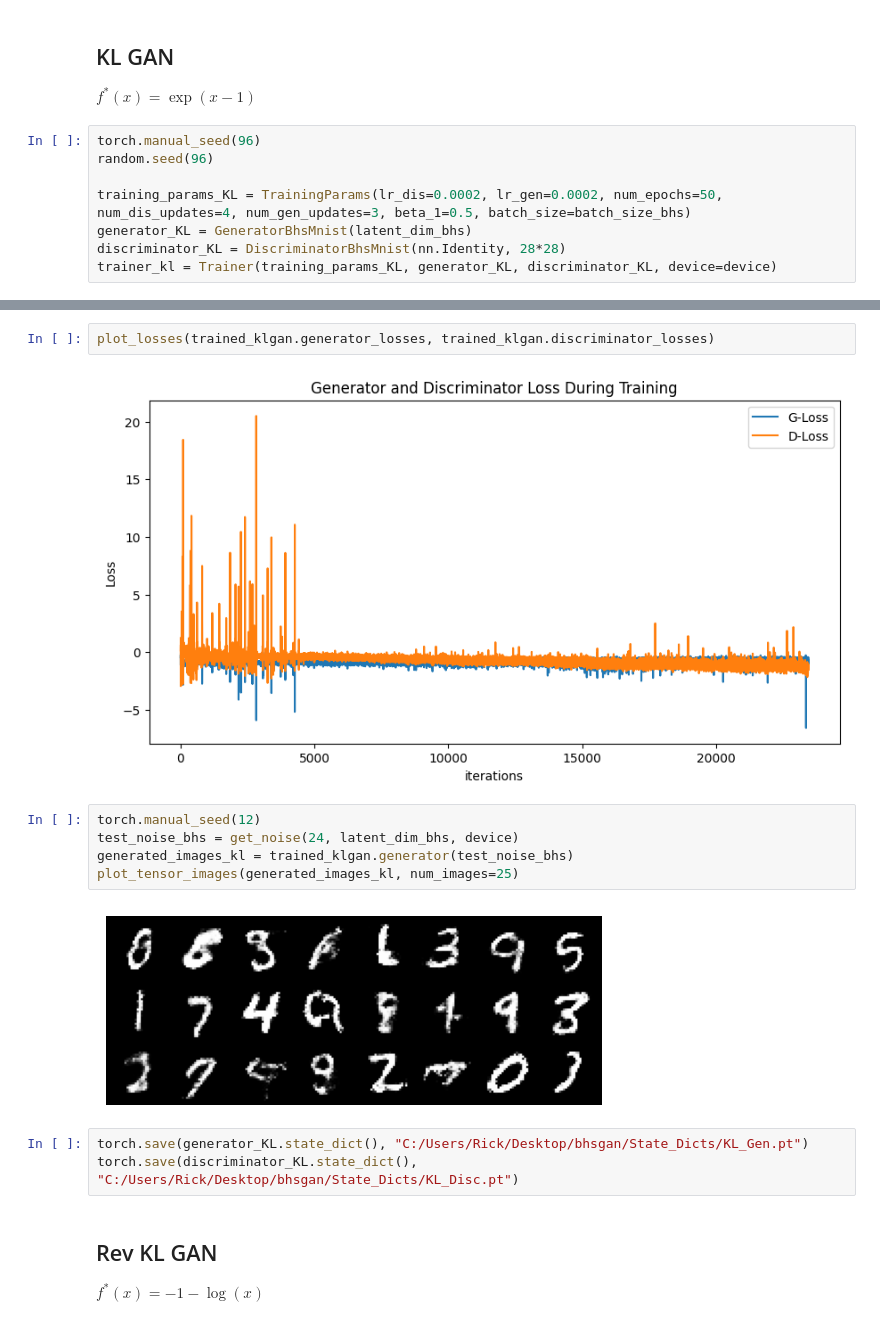
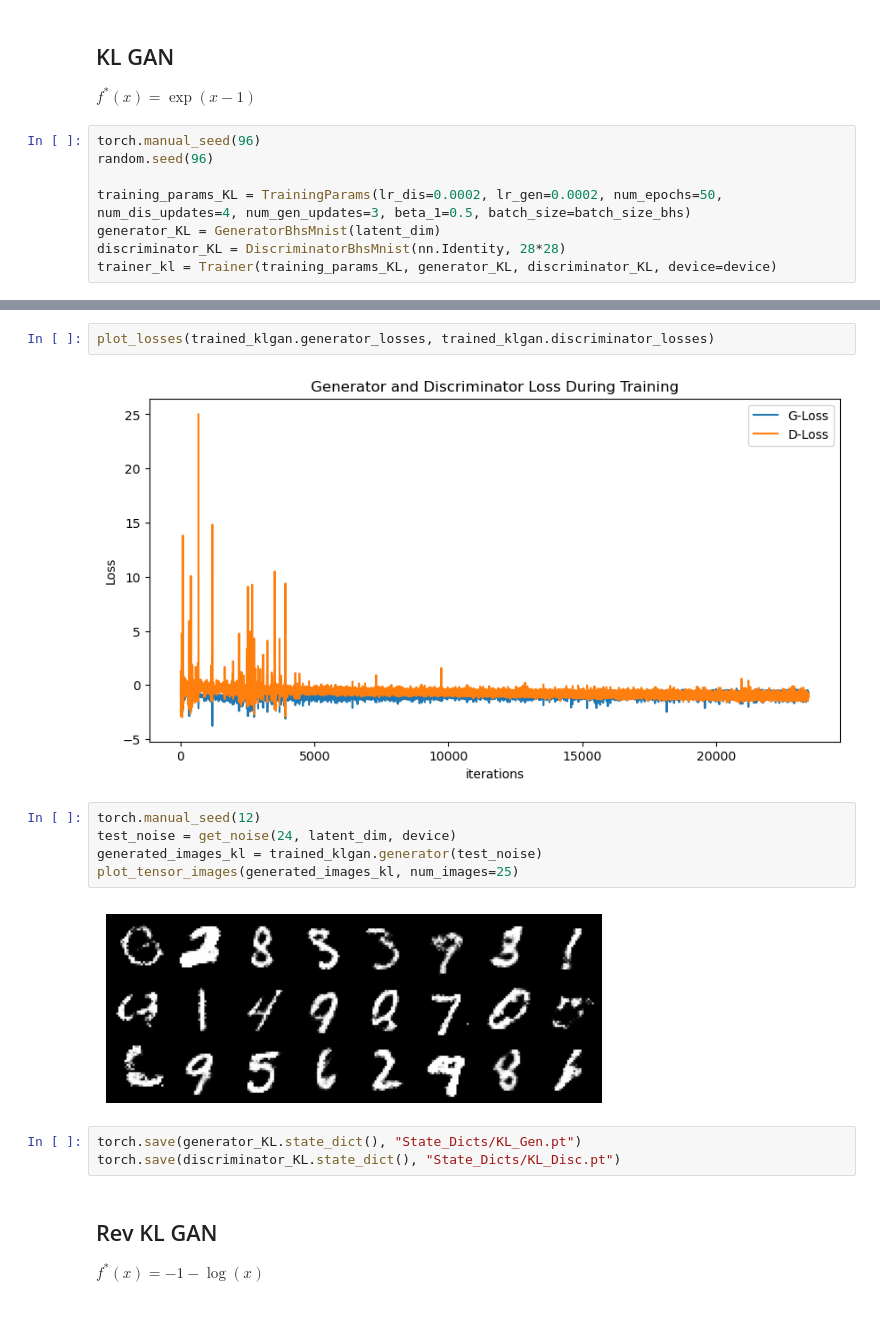
Before and after one commit to AlexF1994/bhsgan, a Jupyter notebook: mnist.ipynb, the cells around one changed output, grey strips where cells are left out. Drawn from its saved outputs; the diff is of its cells as text.

```diff
--- a/mnist.ipynb
+++ b/mnist.ipynb
@@ -180,7 +176,7 @@ torch.manual_seed(96)
 random.seed(96)
 
 training_params_KL = TrainingParams(lr_dis=0.0002, lr_gen=0.0002, num_epochs=50, num_dis_updates=4, num_gen_updates=3, beta_1=0.5, batch_size=batch_size_bhs)
-generator_KL = GeneratorBhsMnist(latent_dim_bhs)
+generator_KL = GeneratorBhsMnist(latent_dim)
 discriminator_KL = DiscriminatorBhsMnist(nn.Identity, 28*28)
 trainer_kl = Trainer(training_params_KL, generator_KL, discriminator_KL, device=device)
 # %%
@@ -206,17 +202,17 @@ Loss_G_Mean : -0.817804
 # %%
 plot_losses(trained_klgan.generator_losses, trained_klgan.discriminator_losses)
 # %% [output]
-[figure, old version]
+[figure, new version]
 # %%
 torch.manual_seed(12)
-test_noise_bhs = get_noise(24, latent_dim_bhs, device)
-generated_images_kl = trained_klgan.generator(test_noise_bhs)
+test_noise = get_noise(24, latent_dim, device)
+generated_images_kl = trained_klgan.generator(test_noise)
 plot_tensor_images(generated_images_kl, num_images=25)
 # %% [output]
-[figure, old version]
+[figure, new version]
 # %%
-torch.save(generator_KL.state_dict(), "C:/Users/Rick/Desktop/bhsgan/State_Dicts/KL_Gen.pt")
-torch.save(discriminator_KL.state_dict(), "C:/Users/Rick/Desktop/bhsgan/State_Dicts/KL_Disc.pt")
+torch.save(generator_KL.state_dict(), "State_Dicts/KL_Gen.pt")
+torch.save(discriminator_KL.state_dict(), "State_Dicts/KL_Disc.pt")
 # %% [markdown]
 ## Rev KL GAN
 $f^*(x) = -1 - \log(x)$
```
Also changed, not shown: parts of 30 cells of this notebook, 2 other files.
